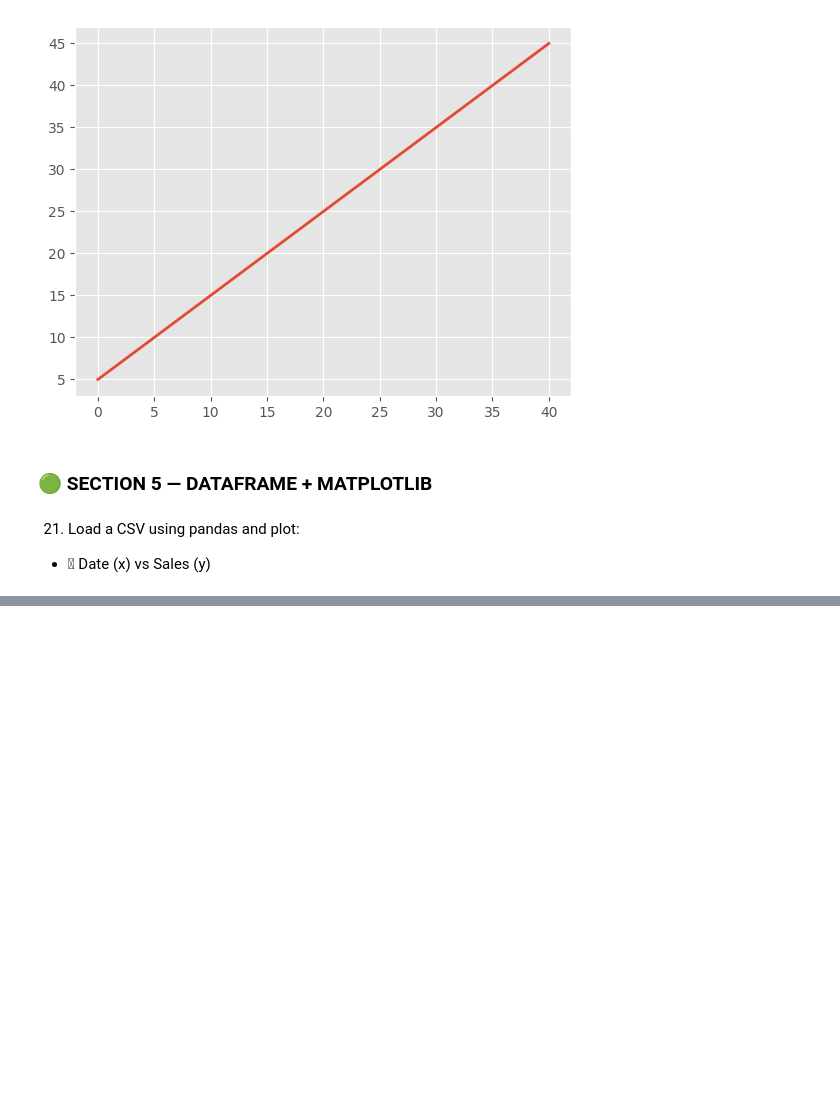
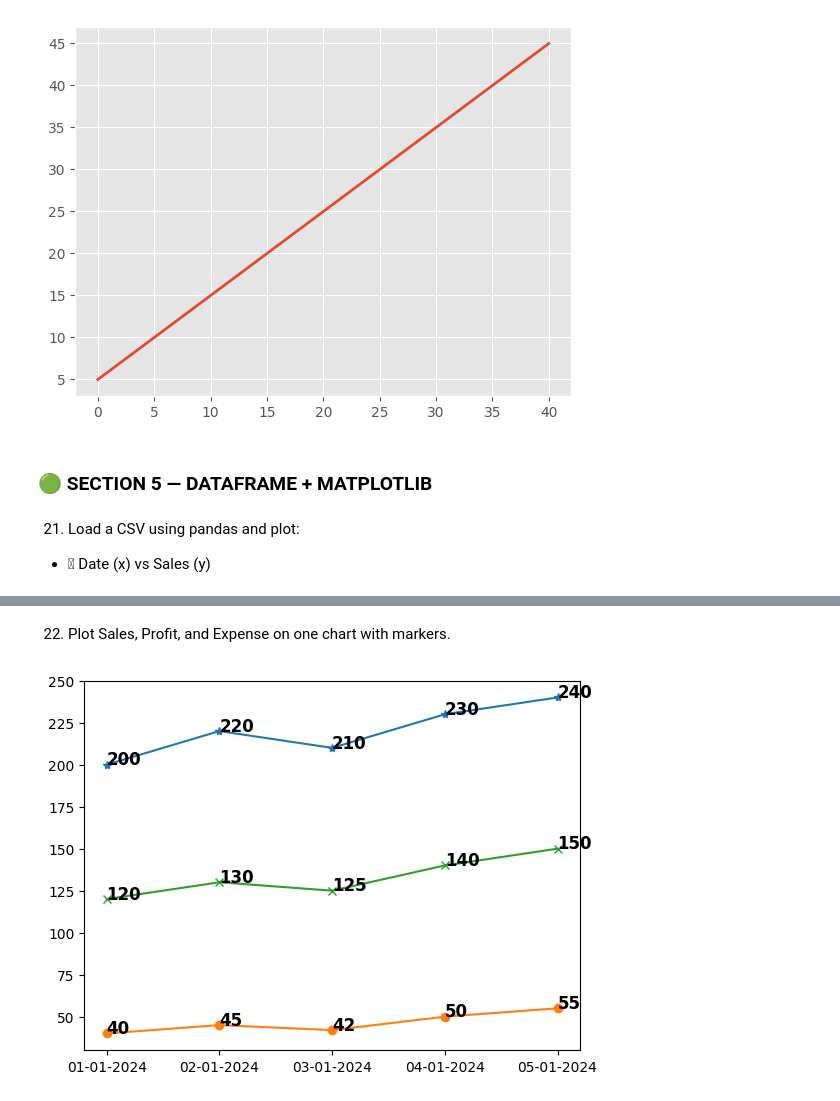
Before and after one commit to sagarnbeedi-analytics/data-analytics-portfolio, a Jupyter notebook: PYTHON/practicing_python_libraries/python_files/matplotlib.ipynb, the cells around one changed output, grey strips where cells are left out. Saved outputs shown, nothing was run; the diff lists cells and outputs as text; code cells hidden in the pictures; blank space fills up the shorter version.

```diff
--- a/PYTHON/practicing_python_libraries/python_files/matplotlib.ipynb
+++ b/PYTHON/practicing_python_libraries/python_files/matplotlib.ipynb
@@ -490,0 +493,14 @@ plt.plot(df["Order Date"], df["Sales"])
+# %% [markdown]
+22. Plot Sales, Profit, and Expense on one chart with markers.
+# %%
+plt.plot(df["Date"],df["Sales"],marker="*")
+plt.plot(df["Date"],df["Profit"],marker="o")
+plt.plot(df["Date"],df["Expense"],marker="x")
+for line in plt.gca().lines:
+    for x,y in zip(line.get_xdata(),line.get_ydata()):
+       plt.text(x,y,y,
+                fontsize=12,
+                color="black",
+                fontweight="bold")
+# %% [output]
+[figure, added]
```
Also changed, not shown: parts of 4 cells of this notebook, 1 other file.
